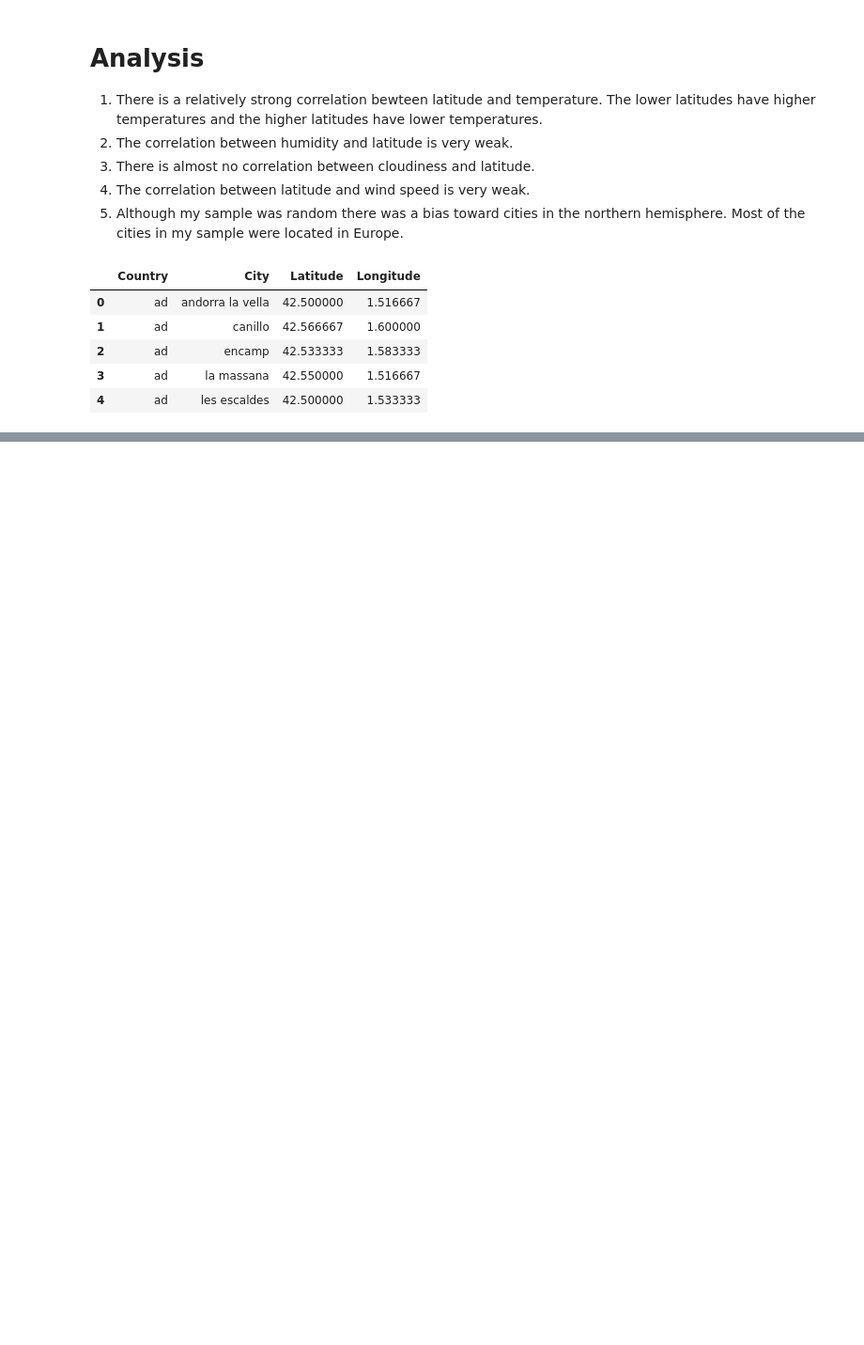
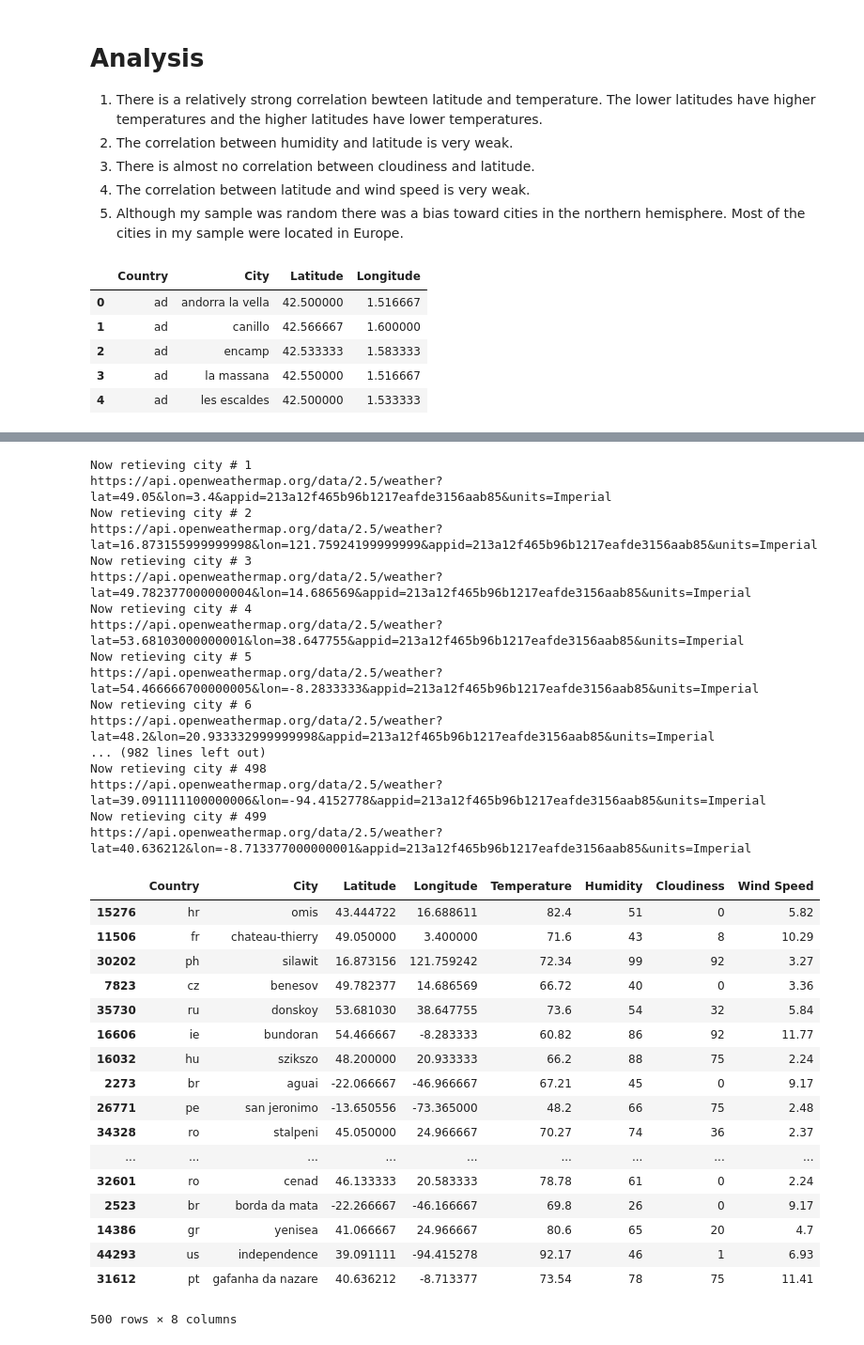
Before and after one commit to dhangerkapil/WeatherPy, a Jupyter notebook: WeatherPy.ipynb, the cells around one changed output, grey strips where cells are left out. Shown: that part at 94% size. Saved outputs shown, nothing was run; the diff lists cells and outputs as text; code cells hidden in the pictures; blank space fills up the shorter version.

```diff
--- a/WeatherPy.ipynb
+++ b/WeatherPy.ipynb
@@ -105,7 +105,7 @@ for index, row in selected_cities.iterrows():
         cloudiness = city_weather["clouds"]["all"]
         wind_speed = city_weather["wind"]["speed"]
 
-        selected_cities.loc(index, "Temperature") = temperature
+        selected_cities.set_value(index, "Temperature", temperature)
         selected_cities.set_value(index,"Humidity", humidity)
         selected_cities.set_value(index,"Cloudiness", cloudiness)
         selected_cities.set_value(index,"Wind Speed", wind_speed)
@@ -118,3 +119,38 @@ SyntaxError: can't assign to function call (<ipython-input-5-480356fb363e>, line
+Now retieving city # 1
+https://api.openweathermap.org/data/2.5/weather?lat=49.05&lon=3.4&appid=213a12f465b96b1217eafde3156aab85&units=Imperial
+Now retieving city # 2
+https://api.openweathermap.org/data/2.5/weather?lat=16.873155999999998&lon=121.75924199999999&appid=213a12f465b96b1217eafde3156aab85&units=Imperial
+Now retieving city # 3
+https://api.openweathermap.org/data/2.5/weather?lat=49.782377000000004&lon=14.686569&appid=213a12f465b96b1217eafde3156aab85&units=Imperial
+Now retieving city # 4
+https://api.openweathermap.org/data/2.5/weather?lat=53.68103000000001&lon=38.647755&appid=213a12f465b96b1217eafde3156aab85&units=Imperial
+Now retieving city # 5
+https://api.openweathermap.org/data/2.5/weather?lat=54.466666700000005&lon=-8.2833333&appid=213a12f465b96b1217eafde3156aab85&units=Imperial
+Now retieving city # 6
+https://api.openweathermap.org/data/2.5/weather?lat=48.2&lon=20.933332999999998&appid=213a12f465b96b1217eafde3156aab85&units=Imperial
+... (982 lines left out)
+Now retieving city # 498
+https://api.openweathermap.org/data/2.5/weather?lat=39.091111100000006&lon=-94.4152778&appid=213a12f465b96b1217eafde3156aab85&units=Imperial
+Now retieving city # 499
+https://api.openweathermap.org/data/2.5/weather?lat=40.636212&lon=-8.713377000000001&appid=213a12f465b96b1217eafde3156aab85&units=Imperial
+|  | Country | City | Latitude | Longitude | Temperature | Humidity | Cloudiness | Wind Speed |
+| 15276 | hr | omis | 43.444722 | 16.688611 | 82.4 | 51 | 0 | 5.82 |
+| 11506 | fr | chateau-thierry | 49.050000 | 3.400000 | 71.6 | 43 | 8 | 10.29 |
+| 30202 | ph | silawit | 16.873156 | 121.759242 | 72.34 | 99 | 92 | 3.27 |
+| 7823 | cz | benesov | 49.782377 | 14.686569 | 66.72 | 40 | 0 | 3.36 |
+| 35730 | ru | donskoy | 53.681030 | 38.647755 | 73.6 | 54 | 32 | 5.84 |
+| 16606 | ie | bundoran | 54.466667 | -8.283333 | 60.82 | 86 | 92 | 11.77 |
+| 16032 | hu | szikszo | 48.200000 | 20.933333 | 66.2 | 88 | 75 | 2.24 |
+| 2273 | br | aguai | -22.066667 | -46.966667 | 67.21 | 45 | 0 | 9.17 |
+| 26771 | pe | san jeronimo | -13.650556 | -73.365000 | 48.2 | 66 | 75 | 2.48 |
+| 34328 | ro | stalpeni | 45.050000 | 24.966667 | 70.27 | 74 | 36 | 2.37 |
+| ... | ... | ... | ... | ... | ... | ... | ... | ... |
+| 32601 | ro | cenad | 46.133333 | 20.583333 | 78.78 | 61 | 0 | 2.24 |
+| 2523 | br | borda da mata | -22.266667 | -46.166667 | 69.8 | 26 | 0 | 9.17 |
+| 14386 | gr | yenisea | 41.066667 | 24.966667 | 80.6 | 65 | 20 | 4.7 |
+| 44293 | us | independence | 39.091111 | -94.415278 | 92.17 | 46 | 1 | 6.93 |
+| 31612 | pt | gafanha da nazare | 40.636212 | -8.713377 | 73.54 | 78 | 75 | 11.41 |
+500 rows × 8 columns
 # %%
 selected_cities.to_csv("WorldWeatherData.csv", index=False)
 # %%
```
Also changed, not shown: parts of 7 cells of this notebook, 17 other files.
